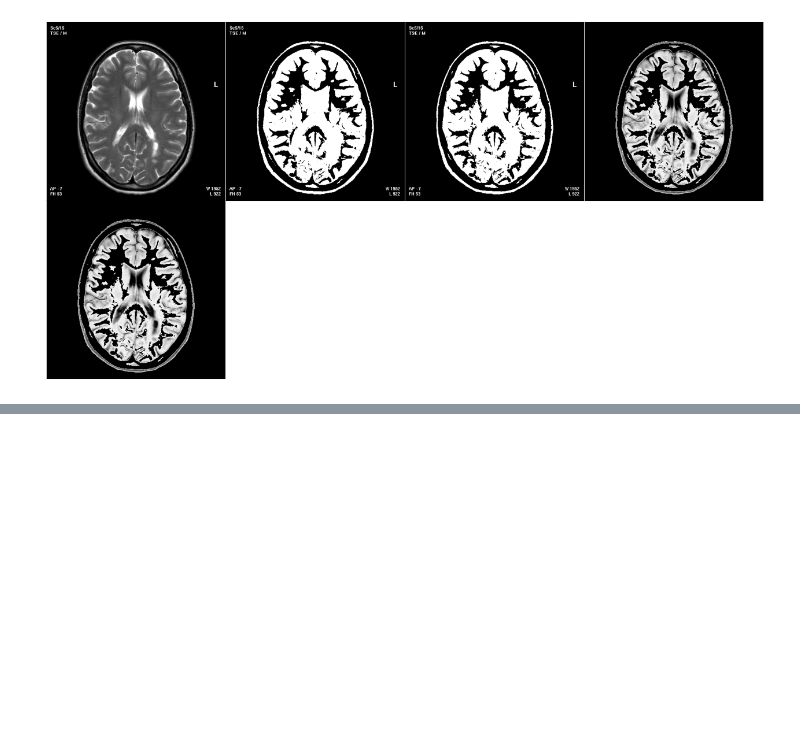
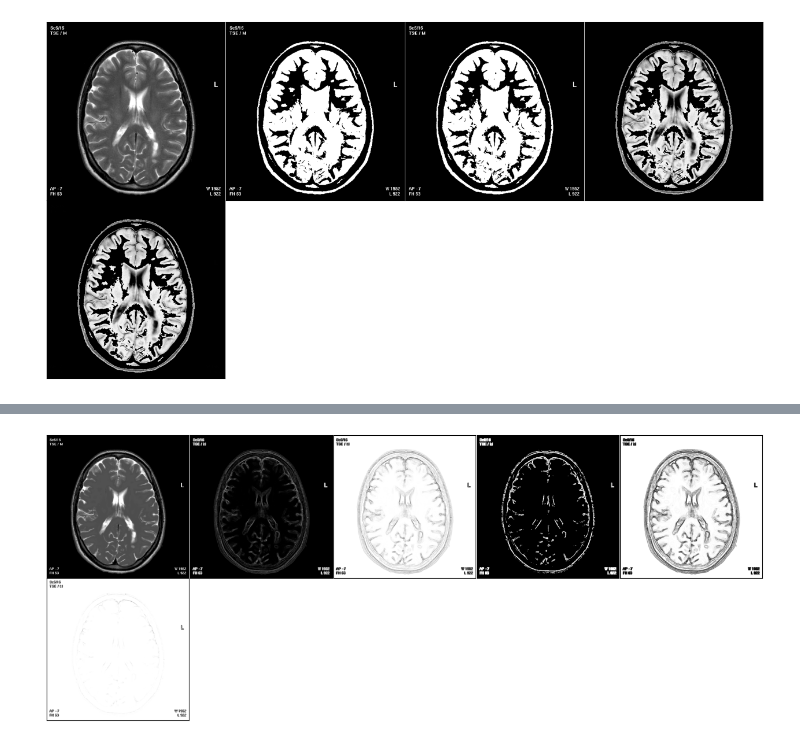
Before and after one commit to wildergd/pdi-tac-segmentation, a Jupyter notebook: tests.ipynb, the cells around one changed output, grey strips where cells are left out. Drawn from its saved outputs; the diff is of its cells as text; code cells hidden in the pictures; blank space fills up the shorter version.

```diff
--- a/tests.ipynb
+++ b/tests.ipynb
@@ -102,0 +106,34 @@ imshow(
+# %%
+from skimage.segmentation import watershed
+from skimage.filters import sobel
+
+imt = abs((denoised - equalized) -  255)
+
+elevation_map = sobel(imt)
+invert_map = ((1 - elevation_map) * 255).astype('uint8')
+thresh3, _ = otsu(invert_map)
+
+invert_map[invert_map < thresh3] = 1
+invert_map[invert_map >= thresh3] = 0
+# imt2 = equalize(invert_map, levels = thresh3)
+
+
+# # markers = np.zeros_like(imt)
+# # markers[denoised < 13] = 1
+# # markers[denoised > 90] = 2
+# # markers[denoised >= 100] = 1
+
+# # segmentation = watershed(elevation_map)
+
+
+# # thresh, _ = otsu(imt)
+# # imt = equalize(tmp, levels = thresh_denoised)
+# # thresh = 200
+# # imt[imt < thresh] = 0
+# # imt[imt > thresh] = 255
+# # imt_den = cv.fastNlMeansDenoising(imt, None, h = 3, searchWindowSize = 55)
+
+# # imshow(imt, elevation_map, segmentation)
+imshow(imt, elevation_map, 1 - elevation_map, invert_map, (1-elevation_map)**6, (1- elevation_map**3), cols = 5)
+# %% [output]
+[figure, added]
```
Also changed, not shown: parts of 2 cells of this notebook, 6 other files.
